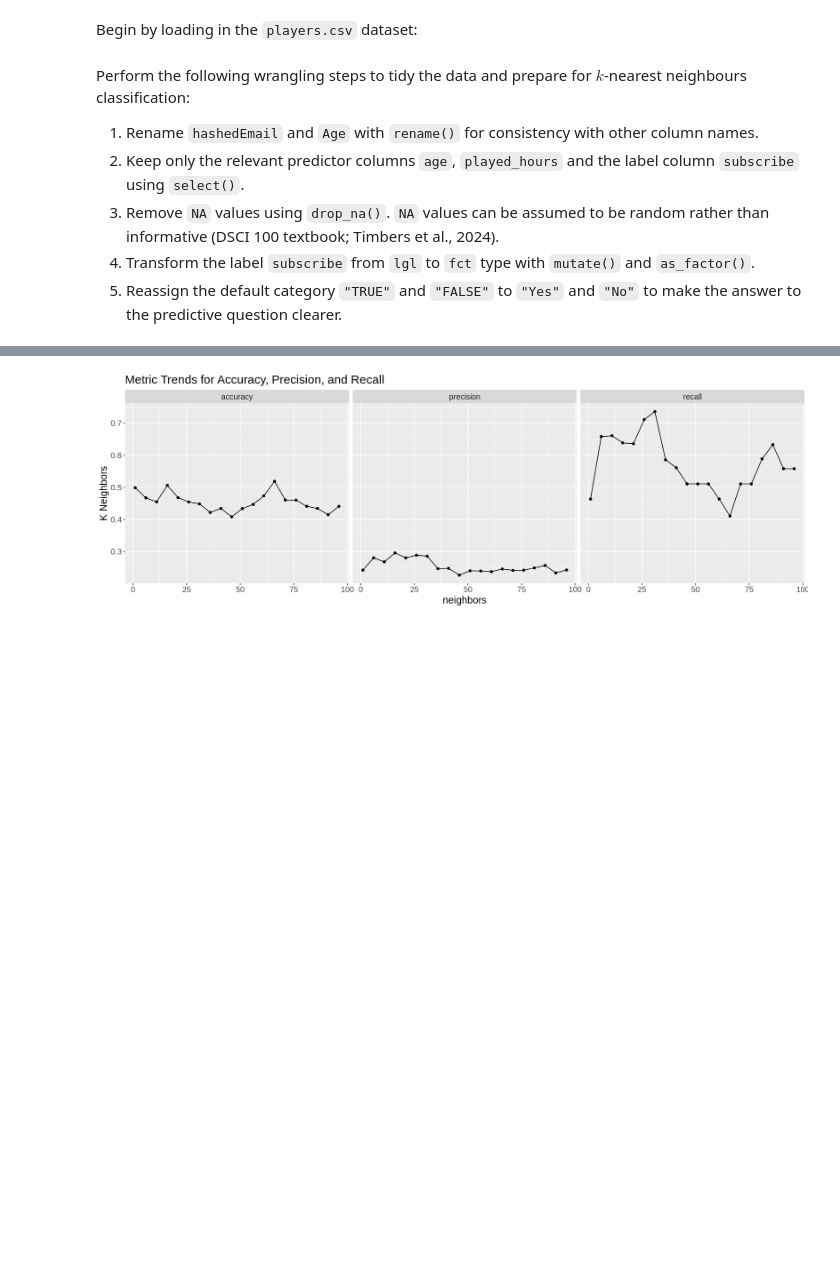
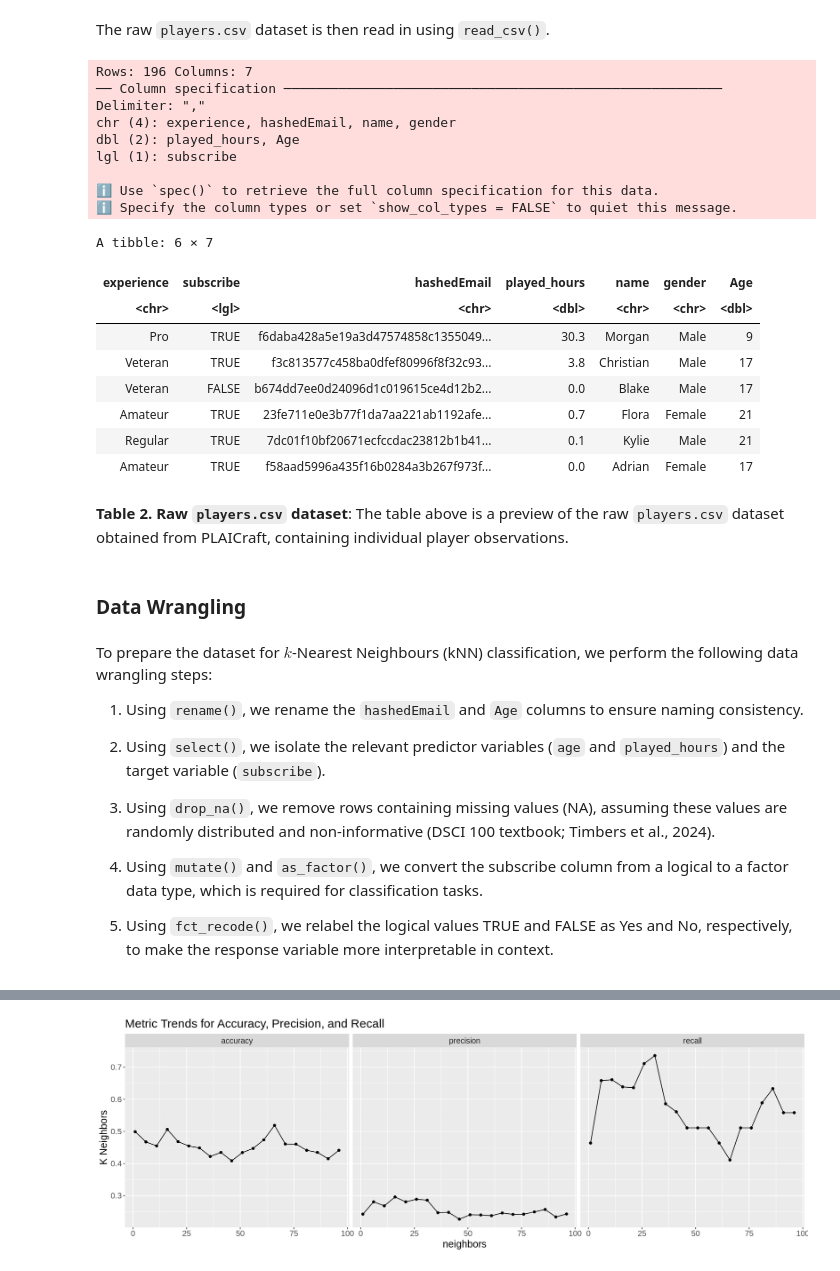
Before and after one commit to evansun06/Player-Prediction-Modelling, a Jupyter notebook: Final_Report.ipynb, the cells around one changed output, grey strips where cells are left out. Cells and saved outputs as stored; diff of their text form; code cells hidden in the pictures; blank space fills up the shorter version.

```diff
--- a/Final_Report.ipynb
+++ b/Final_Report.ipynb
@@ -60,12 +39,41 @@ set.seed(118) # remove effects of randomness
 # %% [markdown]
-Begin by loading in the `players.csv` dataset:
+The raw `players.csv` dataset is then read in using `read_csv()`.
 # %%
-raw_players <- read_csv("data/players.csv", show_col_types = FALSE) # hide output
+raw_players <- read_csv("data/players.csv")
+head(raw_players)
+# %% [output]
+Rows: 196 Columns: 7
+── Column specification ────────────────────────────────────────────────────────
+Delimiter: ","
+chr (4): experience, hashedEmail, name, gender
+dbl (2): played_hours, Age
+lgl (1): subscribe
+
+ℹ Use `spec()` to retrieve the full column specification for this data.
+ℹ Specify the column types or set `show_col_types = FALSE` to quiet this message.
+A tibble: 6 × 7
+| experience | subscribe | hashedEmail | played_hours | name | gender | Age |
+| <chr> | <lgl> | <chr> | <dbl> | <chr> | <chr> | <dbl> |
+| Pro | TRUE | f6daba428a5e19a3d47574858c1355049... | 30.3 | Morgan | Male | 9 |
+| Veteran | TRUE | f3c813577c458ba0dfef80996f8f32c93... | 3.8 | Christian | Male | 17 |
+| Veteran | FALSE | b674dd7ee0d24096d1c019615ce4d12b2... | 0.0 | Blake | Male | 17 |
+| Amateur | TRUE | 23fe711e0e3b77f1da7aa221ab1192afe... | 0.7 | Flora | Female | 21 |
+| Regular | TRUE | 7dc01f10bf20671ecfccdac23812b1b41... | 0.1 | Kylie | Male | 21 |
+| Amateur | TRUE | f58aad5996a435f16b0284a3b267f973f... | 0.0 | Adrian | Female | 17 |
+# %% [markdown]
+**Table 2. Raw `players.csv` dataset**: The table above is a preview of the raw `players.csv` dataset obtained from PLAICraft, containing individual player observations.
+# %% [markdown]
+### **Data Wrangling**
 # %% [markdown]
-Perform the following wrangling steps to tidy the data and prepare for $k$-nearest neighbours classification:
-1. Rename `hashedEmail` and `Age` with `rename()` for consistency with other column names.
-2. Keep only the relevant predictor columns `age`, `played_hours` and the label column `subscribe` using `select()`.
-3. Remove `NA` values using `drop_na()`. `NA` values can be assumed to be random rather than informative (DSCI 100 textbook; Timbers et al., 2024).
-4. Transform the label `subscribe` from `lgl` to `fct` type with `mutate()` and `as_factor()`.
-5. Reassign the default category `"TRUE"` and `"FALSE"` to `"Yes"` and `"No"` to make the answer to the predictive question clearer.
+To prepare the dataset for $k$-Nearest Neighbours (kNN) classification, we perform the following data wrangling steps:
+
+1. Using `rename()`, we rename the `hashedEmail` and `Age` columns to ensure naming consistency.
+
+2. Using `select()`, we isolate the relevant predictor variables (`age` and `played_hours`) and the target variable (`subscribe`).
+
+3. Using `drop_na()`, we remove rows containing missing values (NA), assuming these values are randomly distributed and non-informative (DSCI 100 textbook; Timbers et al., 2024).
+
+4. Using `mutate()` and `as_factor()`, we convert the subscribe column from a logical to a factor data type, which is required for classification tasks.
+
+5. Using `fct_recode()`, we relabel the logical values TRUE and FALSE as Yes and No, respectively, to make the response variable more interpretable in context.
 # %%
```
Also changed, not shown: parts of 67 cells of this notebook.
